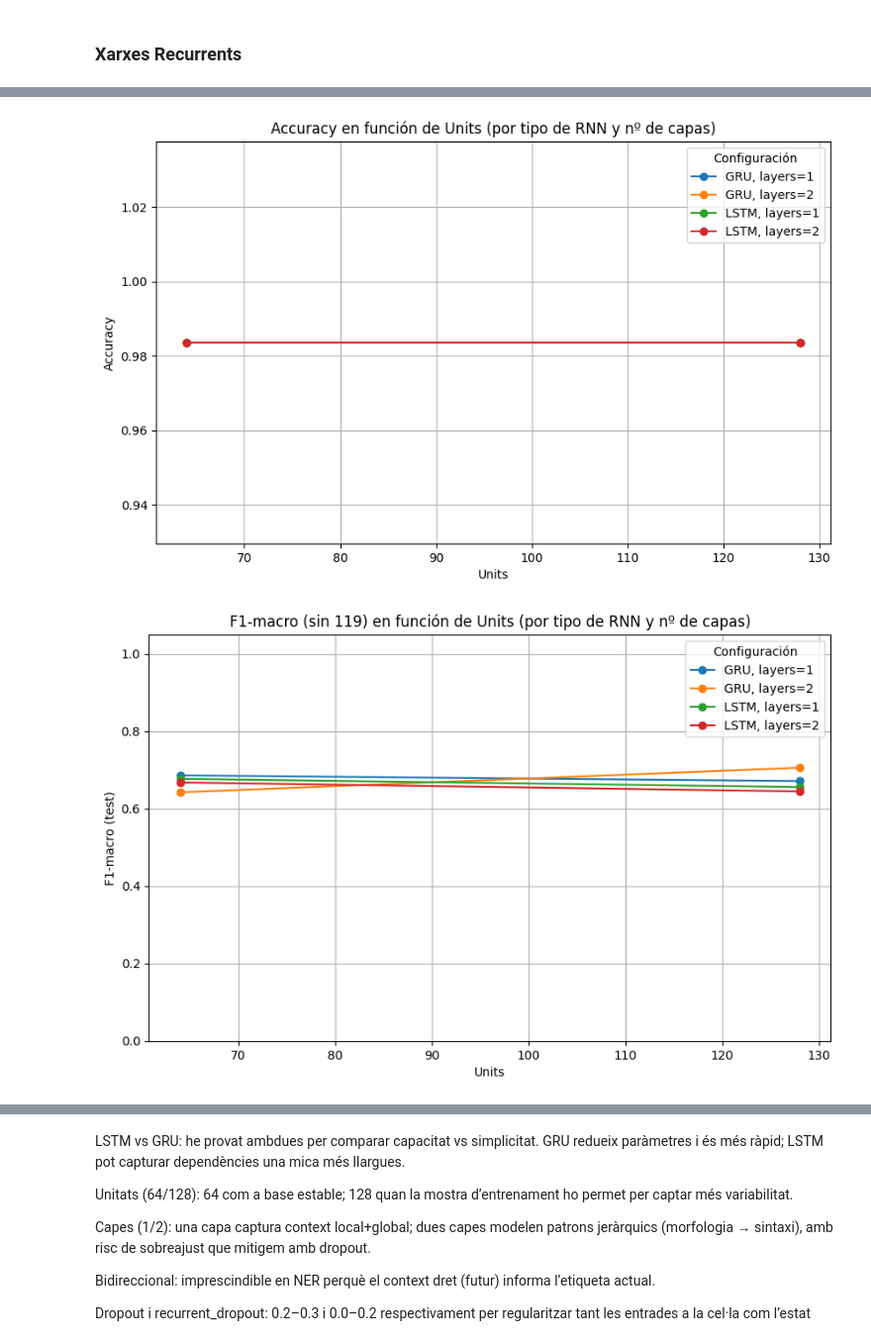
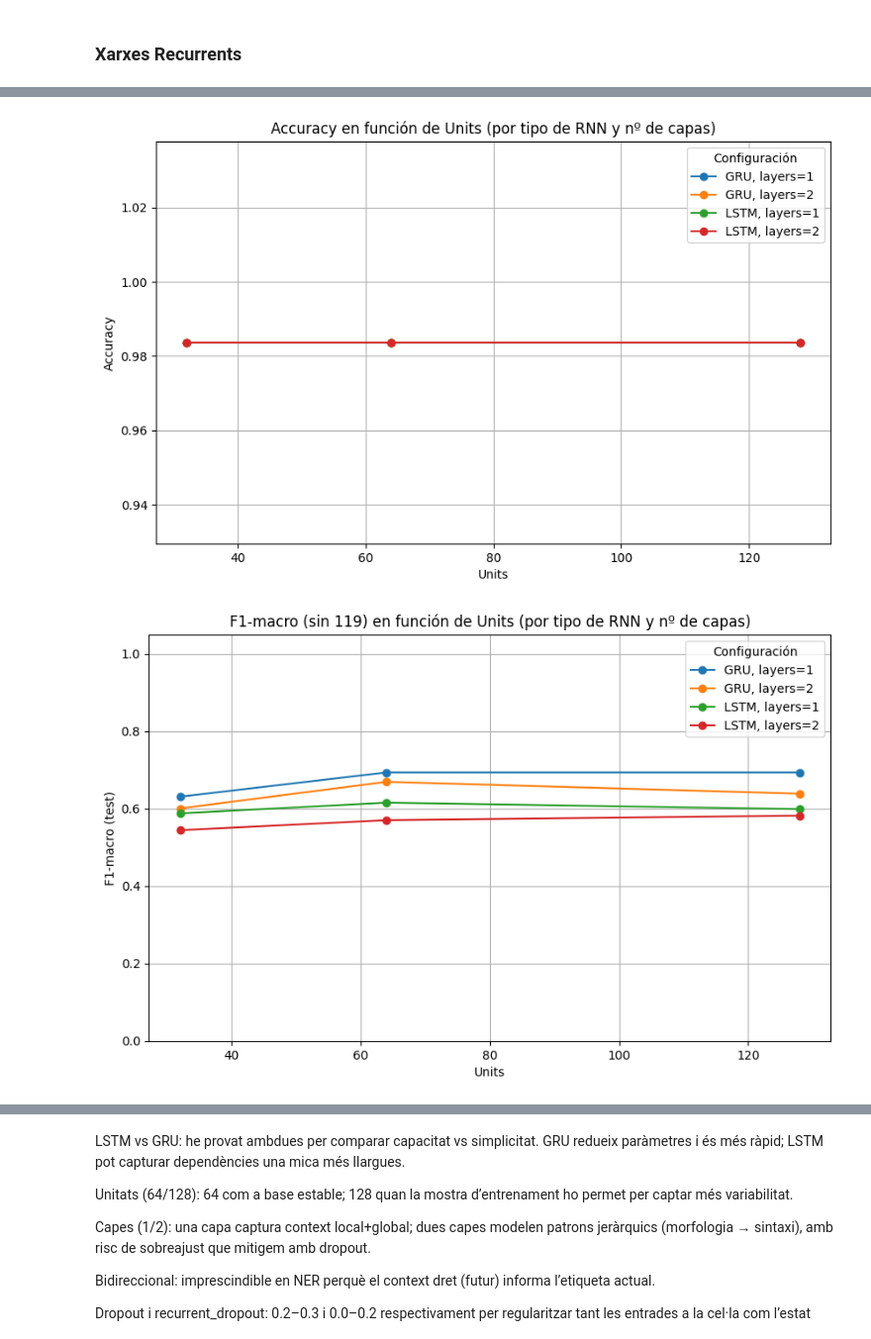
Before and after one commit to gallego-c/TVD_P2_ClaudiaVeronica, a Jupyter notebook: scripts/TVD_P2_2_ClaudiaVeronica.ipynb, the cells around one changed output, grey strips where cells are left out. Shown at 99% size. Drawn from its saved outputs; the diff is of its cells as text; code cells hidden in the pictures.

```diff
--- a/scripts/TVD_P2_2_ClaudiaVeronica.ipynb
+++ b/scripts/TVD_P2_2_ClaudiaVeronica.ipynb
@@ -553,7 +553,7 @@ Modifiqueu els següents paràmetres del model anterior i analitzeu com afecten
 # %% [markdown]
 ### Proba mida Embbedings
 # %%
-
+import matplotlib.pyplot as plt
 vocab_size = len(tokenizer.word_index) + 1
 embedding_dims = [16, 32, 64, 128]  # Diferentes tamaños de embedding
 accuracies = []  # Lista para almacenar las precisiones
@@ -569,7 +569,7 @@ for embedding_dim in embedding_dims:
     model.add(Embedding(input_dim=vocab_size, output_dim=embedding_dim, input_length=max_sequence_length))
 
     # Capa de LSTM Bidireccional
-    model.add(Bidirectional(LSTM(units=32, return_sequences=True)))
+    model.add(Bidirectional(LSTM(units=64, return_sequences=True)))
 
     # Capa Densa con activación ReLU
     model.add(Dense(128, activation='relu'))
@@ -833,7 +834,7 @@ best_filters = 128
 best_kernel = 3
 
 RNN = ['LSTM', 'GRU']
-units_list = [64, 128]
+units_list = [32,64, 128]
 num_layers_list = [1, 2]
 
 
@@ -975,5 +980,5 @@ print(best_report_text)
-[figure, old version]
+[figure, new version]
-[figure, old version]
+[figure, new version]
 === Classification report del MEJOR modelo (por F1_macro) ===
                               precision    recall  f1-score   support
 
```
Also changed, not shown: parts of 8 cells of this notebook.
